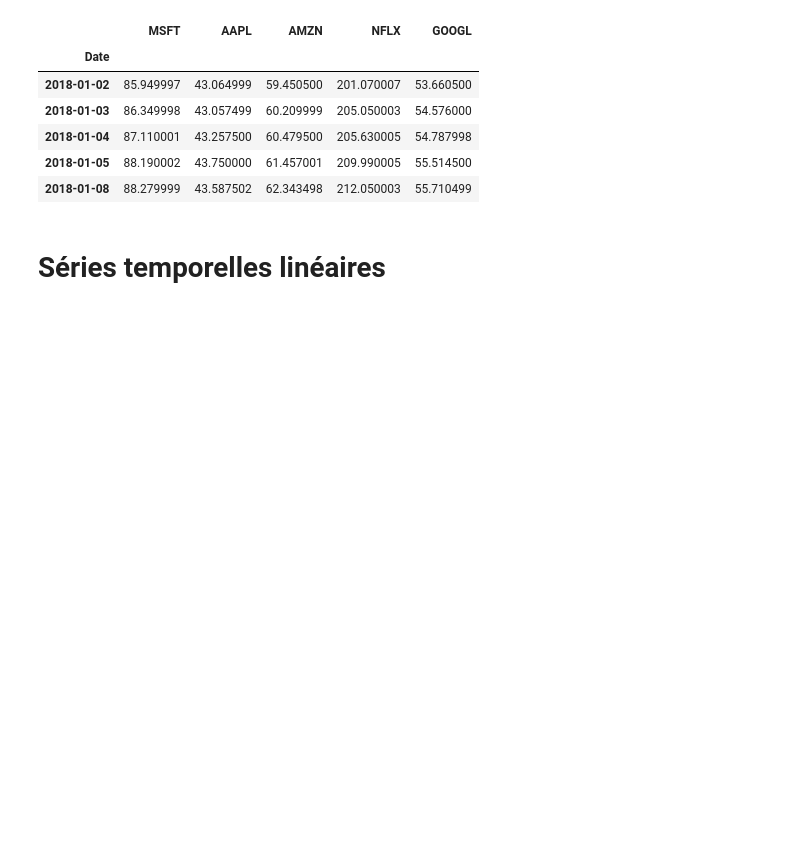
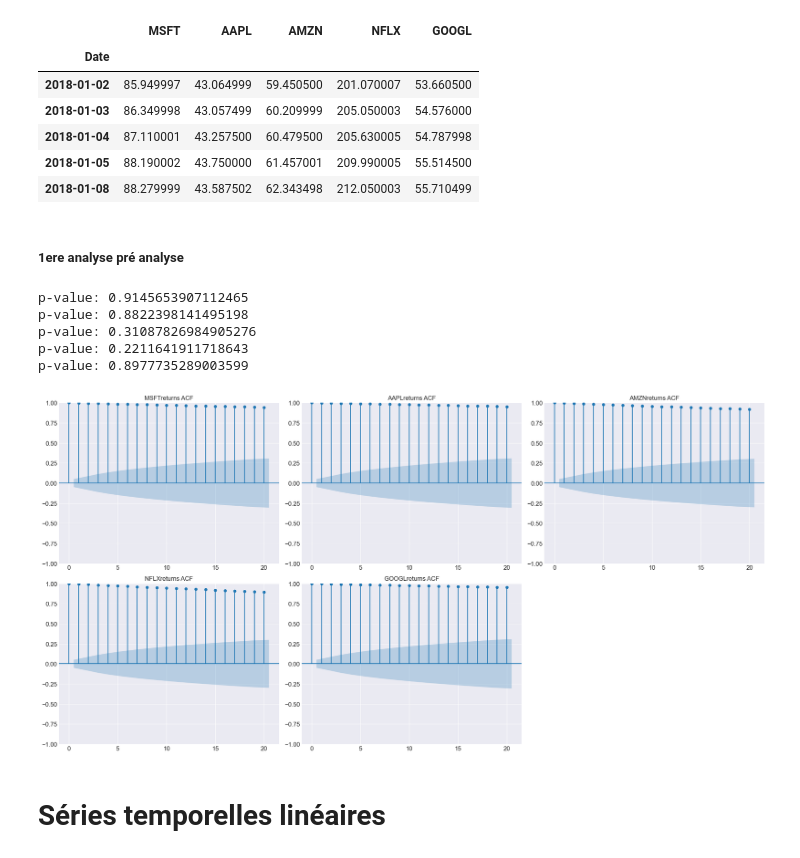
Before and after one commit to Bartbulteau/MAP565, a Jupyter notebook: main.ipynb, the cells around one changed output. Cells and saved outputs as stored; diff of their text form; code cells hidden in the pictures; blank space fills up the shorter version.

```diff
--- a/main.ipynb
+++ b/main.ipynb
@@ -24,6 +25,37 @@ maang.head()
 | 2018-01-04 | 87.110001 | 43.257500 | 60.479500 | 205.630005 | 54.787998 |
 | 2018-01-05 | 88.190002 | 43.750000 | 61.457001 | 209.990005 | 55.514500 |
 | 2018-01-08 | 88.279999 | 43.587502 | 62.343498 | 212.050003 | 55.710499 |
+# %% [markdown]
+##### 1ere analyse pré analyse
+# %%
+### test de stationarité:
+
+from statsmodels.tsa.stattools import adfuller
+for stock in maang.columns:
+    adf_test = adfuller(maang[stock])
+    print(f'p-value: {adf_test[1]}')
+
+## très grandes p valeurs donc pas stationnaires, netflix l'est deja plus que les autres
+# %% [output]
+p-value: 0.9145653907112465
+p-value: 0.8822398141495198
+p-value: 0.31087826984905276
+p-value: 0.2211641911718643
+p-value: 0.8977735289003599
+# %%
+## confirmation par les ACC
+
+plt.figure(figsize=(20, 10))
+for i, stock in enumerate(maang.columns):
+    plt.subplot(2, 3, i + 1)
+    sm.graphics.tsa.plot_acf(maang[stock], lags=20, ax=plt.gca())
+    plt.title(stock + 'returns ACF')
+plt.tight_layout()
+plt.show()
+
+## très autocorrelé
+# %% [output]
+[figure, added]
 # %% [markdown]
 # Séries temporelles linéaires
 # %%
```
Also changed, not shown: parts of 25 cells of this notebook, 1 other file.
